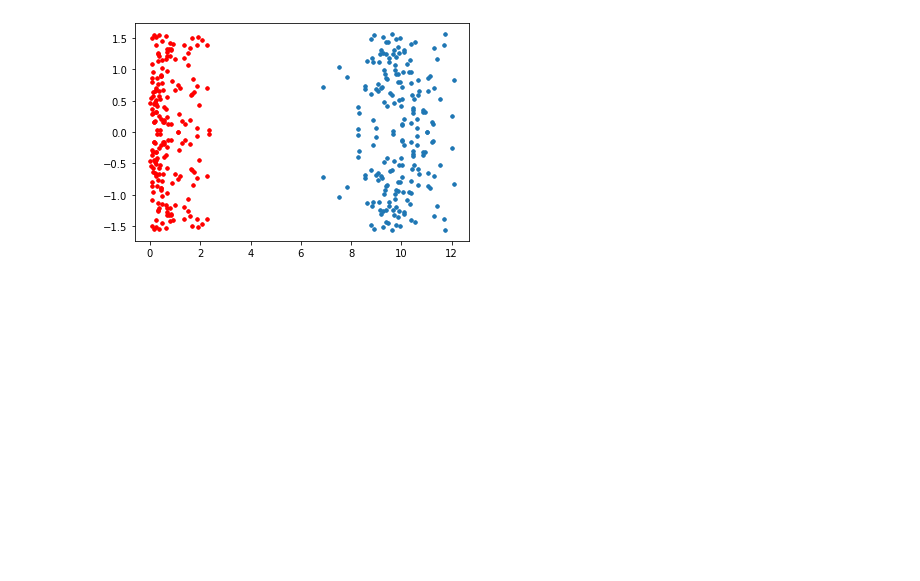
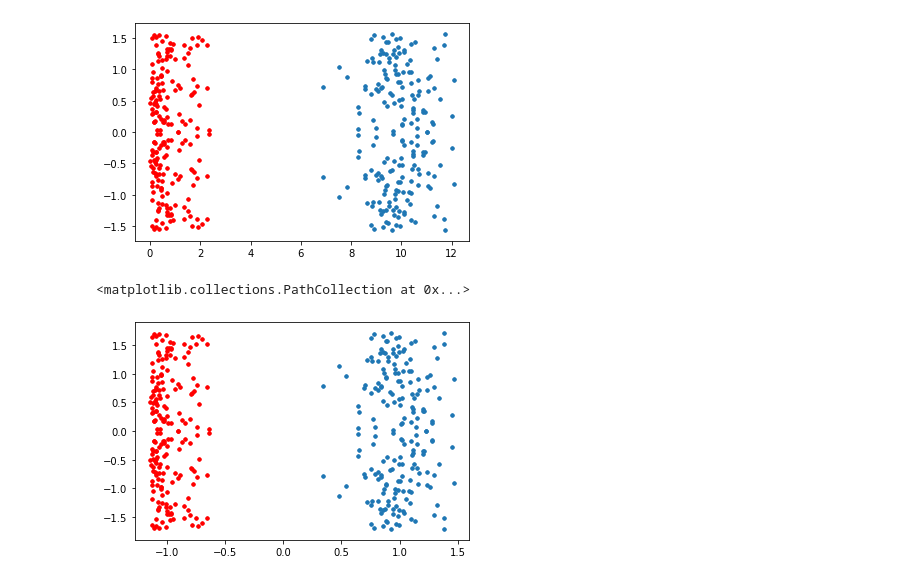
Before and after one commit to JimGerth/desy-ml-python, a Jupyter notebook: Chapter 2.ipynb, the cells around one changed output. Drawn from its saved outputs; the diff is of its cells as text; code cells hidden in the pictures; blank space fills up the shorter version.

```diff
--- a/Chapter 2.ipynb
+++ b/Chapter 2.ipynb
@@ -218,5 +218,8 @@ plt.scatter(r[cy == 0], a[cy == 0], s=10, color='red')
 [figure]
 # %%
 std_cX = np.concatenate((sc.fit_transform(r), sc.fit_transform(a)), axis=1)
-plt.scatter(cX[cy == 1, 0], cX[cy == 1, 1], s=10)
-plt.scatter(cX[cy == 0, 0], cX[cy == 0, 1], s=10, color='red')
+plt.scatter(std_cX[cy == 1, 0], std_cX[cy == 1, 1], s=10)
+plt.scatter(std_cX[cy == 0, 0], std_cX[cy == 0, 1], s=10, color='red')
+# %% [output]
+<matplotlib.collections.PathCollection at 0x...>
+[figure, added]
```
Also changed, not shown: parts of 2 cells of this notebook.
